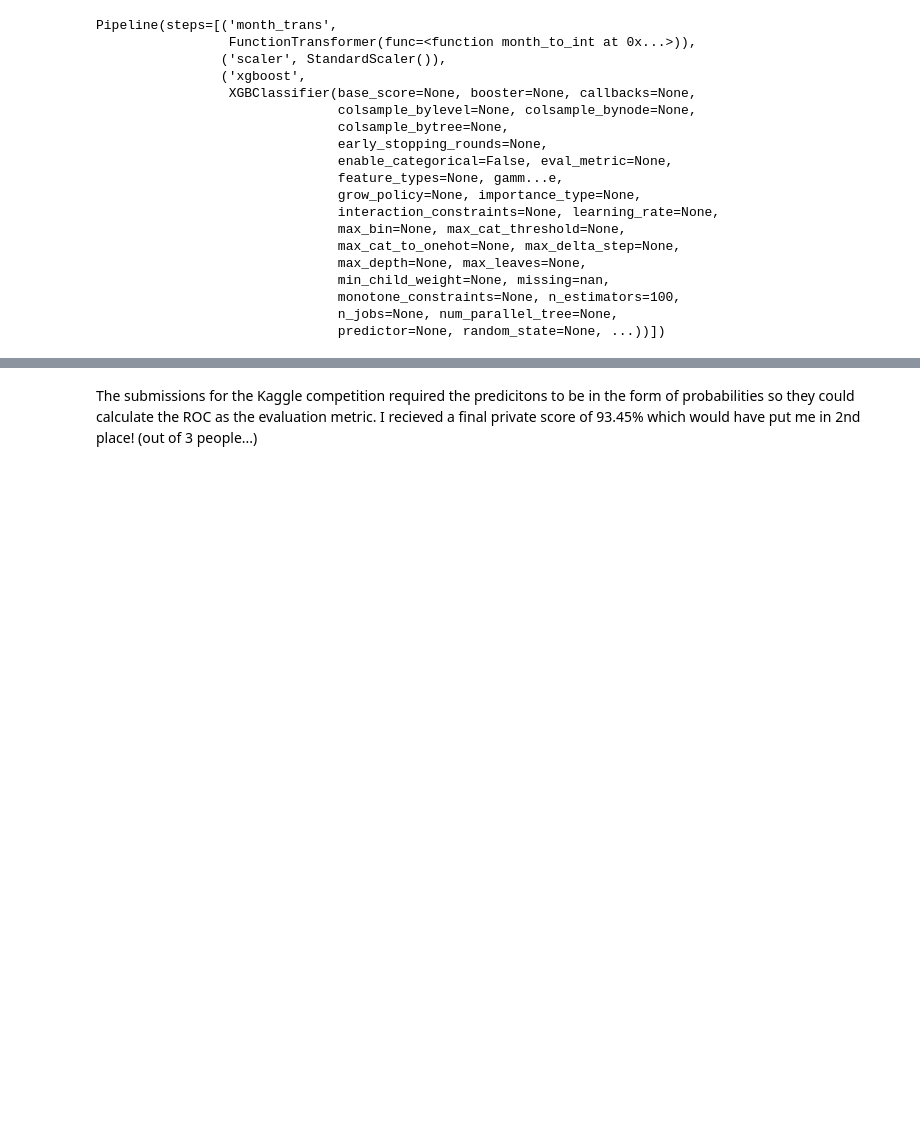
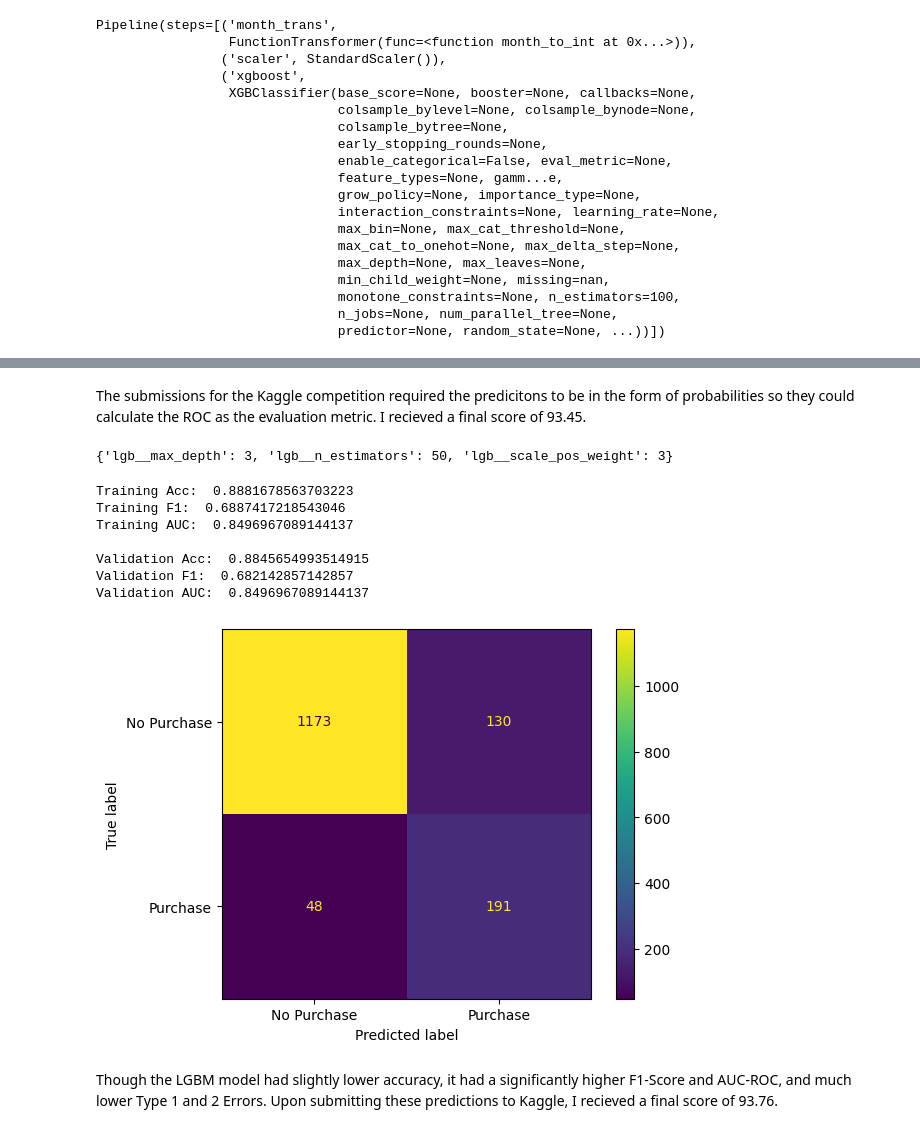
Before and after one commit to ACB-prgm/Predicting-Website-Purchases, a Jupyter notebook: student.ipynb, the cells around one changed output, grey strips where cells are left out. Cells and saved outputs as stored; diff of their text form; code cells hidden in the pictures; blank space fills up the shorter version.

```diff
--- a/student.ipynb
+++ b/student.ipynb
@@ -222,4 +237,46 @@ sub
 # %%
 sub.to_csv("submission.csv", index=False)
 # %% [markdown]
-The submissions for the Kaggle competition required the predicitons to be in the form of probabilities so they could calculate the ROC as the evaluation metric.  I recieved a final private score of 93.45% which would have put me in 2nd place! (out of 3 people...)
+The submissions for the Kaggle competition required the predicitons to be in the form of probabilities so they could calculate the ROC as the evaluation metric.  I recieved a final score of 93.45.
+# %%
+from lightgbm import LGBMClassifier
+
+pipe_3 = Pipeline([
+    ("month_transformer", month_transformer),
+    ("scaler", StandardScaler()),
+    ("lgb", LGBMClassifier())
+])
+
+param_grid = {
+    "lgb__max_depth": [2, 3, 5, 6],
+    "lgb__n_estimators" : [50, 75, 100],
+    "lgb__scale_pos_weight" : [1, 3, 5]
+}
+
+grid_search = GridSearchCV(pipe_3, param_grid, cv=5, scoring="roc_auc")
+grid_search.fit(X_train, y_train)
+
+grid_search.best_params_
+# %% [output]
+{'lgb__max_depth': 3, 'lgb__n_estimators': 50, 'lgb__scale_pos_weight': 3}
+# %%
+pipe_3 = Pipeline([
+    ("month_transformer", month_transformer),
+    ("scaler", StandardScaler()),
+    ("lgb", LGBMClassifier())
+])
+
+pipe_3.set_params(**grid_search.best_params_)
+
+pipe_3.fit(X_train, y_train)
+
+analyze_model(pipe_3)
+# %% [output]
+Training Acc:  0.8881678563703223
+Training F1:  0.6887417218543046
+Training AUC:  0.8496967089144137
+
+Validation Acc:  0.8845654993514915
+Validation F1:  0.682142857142857
+Validation AUC:  0.8496967089144137
+[figure, added]
@@ -225,0 +289,2 @@ The submissions for the Kaggle competition required the predicitons to be in the
+# %% [markdown]
+Though the LGBM model had slightly lower accuracy, it had a significantly higher F1-Score and AUC-ROC, and much lower Type 1 and 2 Errors.  Upon submitting these predictions to Kaggle, I recieved a final score of 93.76.
```
Also changed, not shown: parts of 12 cells of this notebook, 2 other files.
